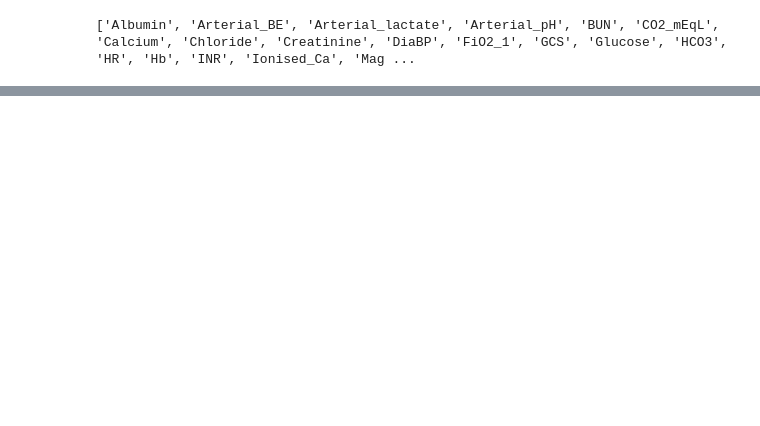
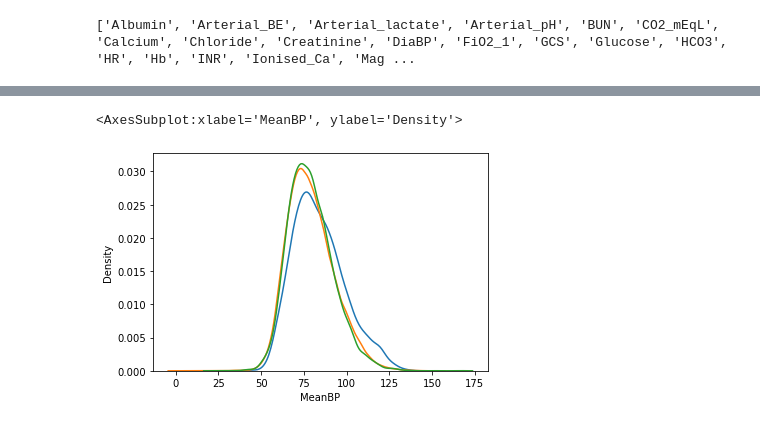
Before and after one commit to yichong96/MultiTaskIRL, a Jupyter notebook: Preprocessing/PostProcess.ipynb, the cells around one changed output, grey strips where cells are left out. Drawn from its saved outputs; the diff is of its cells as text; code cells hidden in the pictures; blank space fills up the shorter version.

```diff
--- a/Preprocessing/PostProcess.ipynb
+++ b/Preprocessing/PostProcess.ipynb
@@ -4,8 +4,9 @@ import pandas as pd
 import scipy.io
 import matplotlib.pyplot as plt
 import math
-# %%
-sol = scipy.io.loadmat('./Solutions/alpha_1_5000_eta_10_800.mat')
+# %%
+# alpha parameter = 1 eta = 10, run on 5171 trajectories, 800 iterations of MH algo
+sol = scipy.io.loadmat('./alpha_1_5000_eta_10_800.mat')
 # %%
 sol_struct = sol['sol']
 maxCl = sol_struct[0,0]
@@ -741,0 +977,7 @@ clusterDct[3].table[450:500]
+# %%
+sns.distplot(clusterDct[2].table['MeanBP'], hist=False, kde=True, bins = 40)
+sns.distplot(clusterDct[3].table['MeanBP'], hist=False, kde=True, bins = 40)
+sns.distplot(clusterDct[9].table['MeanBP'], hist=False, kde=True, bins = 40)
+# %% [output]
+<AxesSubplot:xlabel='MeanBP', ylabel='Density'>
+[figure, added]
```
Also changed, not shown: parts of 63 cells of this notebook, 6 other files.
